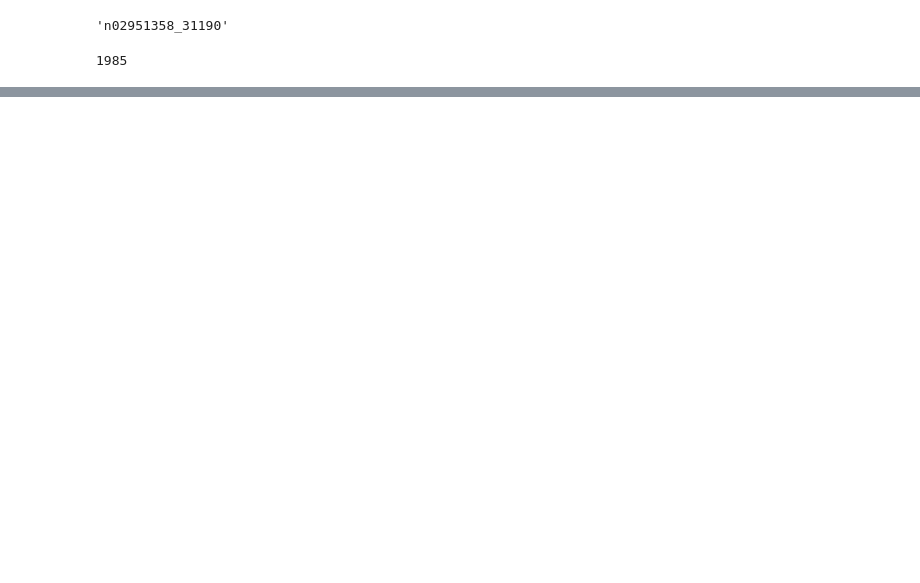
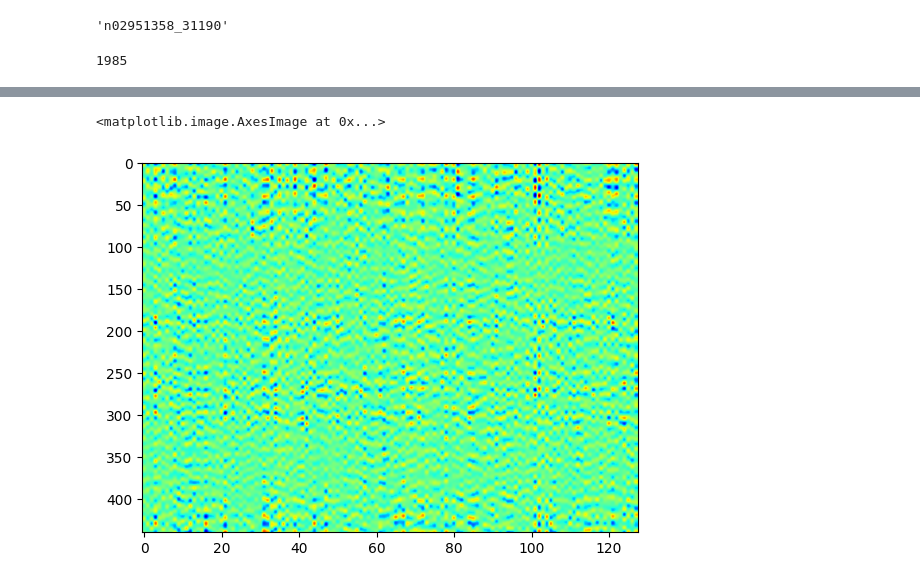
Before and after one commit to Da4kek/Interpret-gan, a Jupyter notebook: main.ipynb, the cells around one changed output, grey strips where cells are left out. Saved outputs shown, nothing was run; the diff lists cells and outputs as text; code cells hidden in the pictures; blank space fills up the shorter version.

```diff
--- a/main.ipynb
+++ b/main.ipynb
@@ -63,0 +91,5 @@ print(size2)
+# %%
+plt.imshow(lstm_model.output(eeg2).detach().numpy(),aspect = "auto",cmap="jet")
+# %% [output]
+<matplotlib.image.AxesImage at 0x...>
+[figure, added]
```
Also changed, not shown: parts of 7 cells of this notebook.
